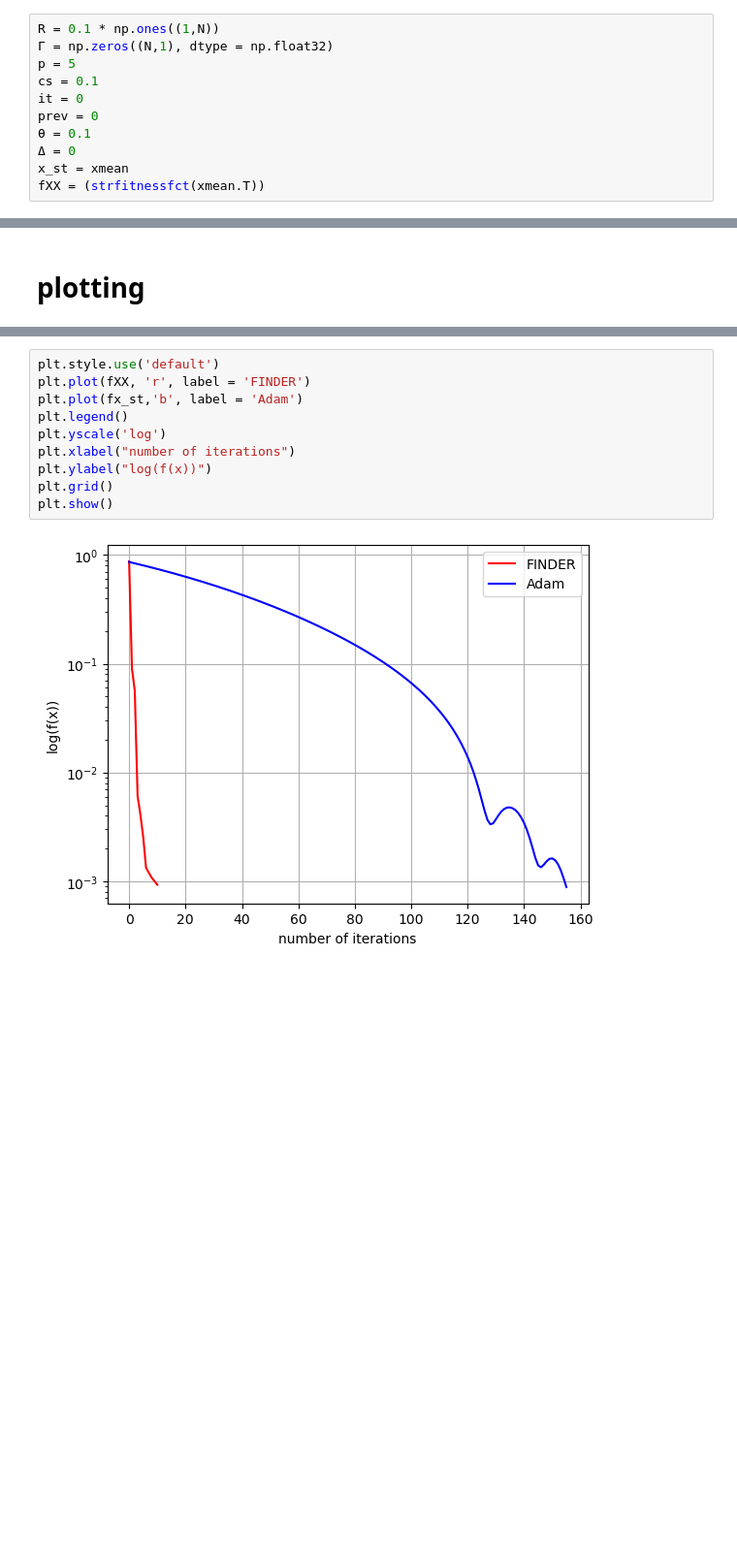
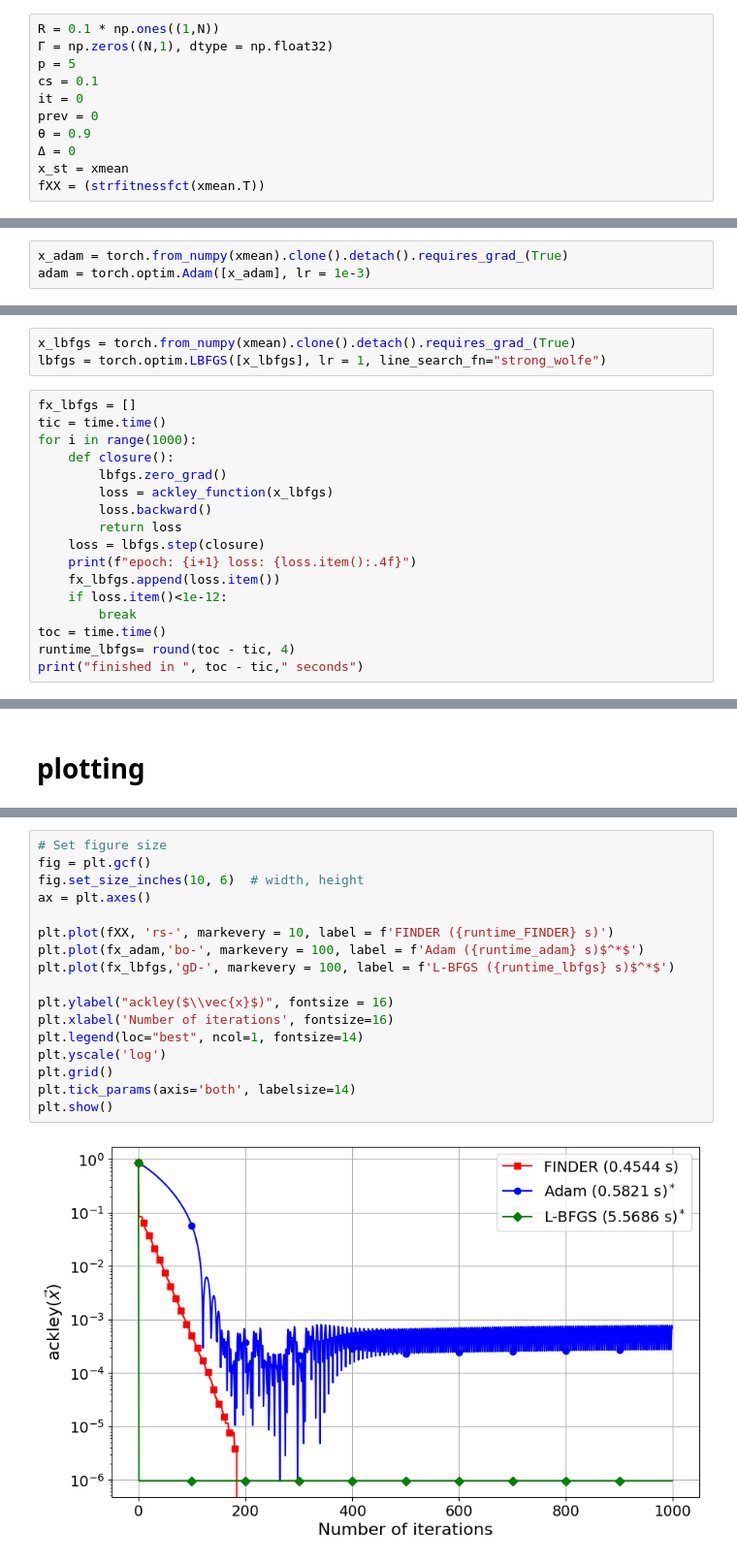
Before and after one commit to uttamsuman/F.I.N.D.E.R., a Jupyter notebook: ackley.ipynb, the cells around one changed output, grey strips where cells are left out. Shown at 97% size. Cells and saved outputs as stored; diff of their text form; blank space fills up the shorter version.

```diff
--- a/ackley.ipynb
+++ b/ackley.ipynb
@@ -87,7 +87,7 @@ p = 5
 cs = 0.1
 it = 0
 prev = 0
-θ = 0.1
+θ = 0.9
 Δ = 0
 x_st = xmean
 fXX = (strfitnessfct(xmean.T))
@@ -319,0 +255,3 @@ print(toc - tic)
+# %%
+x_adam = torch.from_numpy(xmean).clone().detach().requires_grad_(True)
+adam = torch.optim.Adam([x_adam], lr = 1e-3)
@@ -319,0 +307,20 @@ print(toc - tic)
+# %%
+x_lbfgs = torch.from_numpy(xmean).clone().detach().requires_grad_(True)
+lbfgs = torch.optim.LBFGS([x_lbfgs], lr = 1, line_search_fn="strong_wolfe")
+# %%
+fx_lbfgs = []
+tic = time.time()
+for i in range(1000):
+    def closure():
+        lbfgs.zero_grad()
+        loss = ackley_function(x_lbfgs)
+        loss.backward()
+        return loss
+    loss = lbfgs.step(closure)
+    print(f"epoch: {i+1} loss: {loss.item():.4f}")
+    fx_lbfgs.append(loss.item())
+    if loss.item()<1e-12:
+        break
+toc = time.time()
+runtime_lbfgs= round(toc - tic, 4)
+print("finished in ", toc - tic," seconds")
@@ -333,12 +347,19 @@ Text(0.5, 1.0, 'ackley \n linear scaling of execution time with dimensions')
 # %%
-plt.style.use('default')
-plt.plot(fXX, 'r', label = 'FINDER')
-plt.plot(fx_st,'b', label = 'Adam')
-plt.legend()
+# Set figure size
+fig = plt.gcf()
+fig.set_size_inches(10, 6)  # width, height
+ax = plt.axes()
+
+plt.plot(fXX, 'rs-', markevery = 10, label = f'FINDER ({runtime_FINDER} s)')
+plt.plot(fx_adam,'bo-', markevery = 100, label = f'Adam ({runtime_adam} s)$^*$')
+plt.plot(fx_lbfgs,'gD-', markevery = 100, label = f'L-BFGS ({runtime_lbfgs} s)$^*$')
+
+plt.ylabel("ackley($\\vec{x}$)", fontsize = 16)
+plt.xlabel('Number of iterations', fontsize=16)
+plt.legend(loc="best", ncol=1, fontsize=14)
 plt.yscale('log')
-plt.xlabel("number of iterations")
-plt.ylabel("log(f(x))")
 plt.grid()
+plt.tick_params(axis='both', labelsize=14)
 plt.show()
 # %% [output]
-[figure, old version]
+[figure, new version]
```
Also changed, not shown: parts of 17 cells of this notebook.
